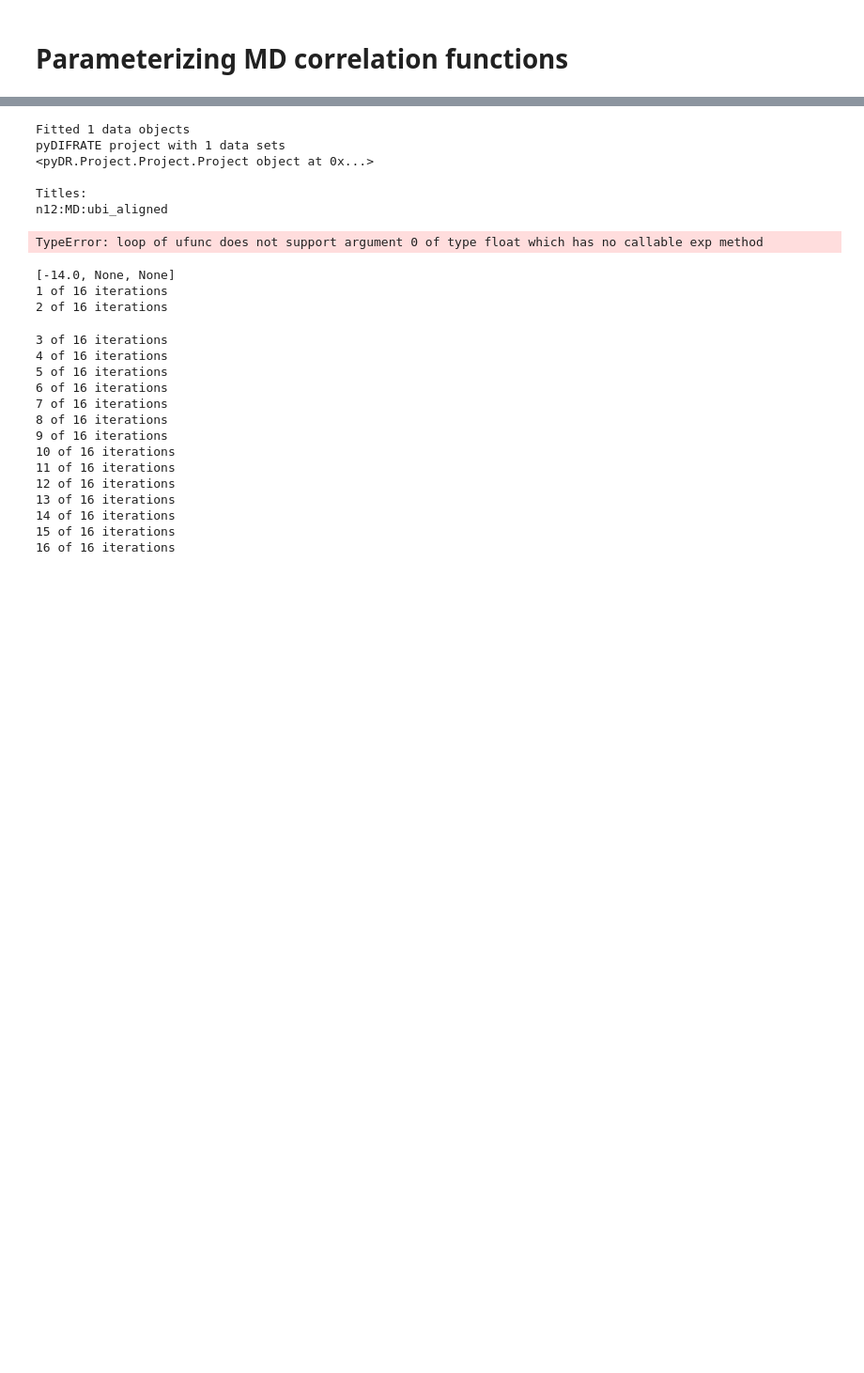
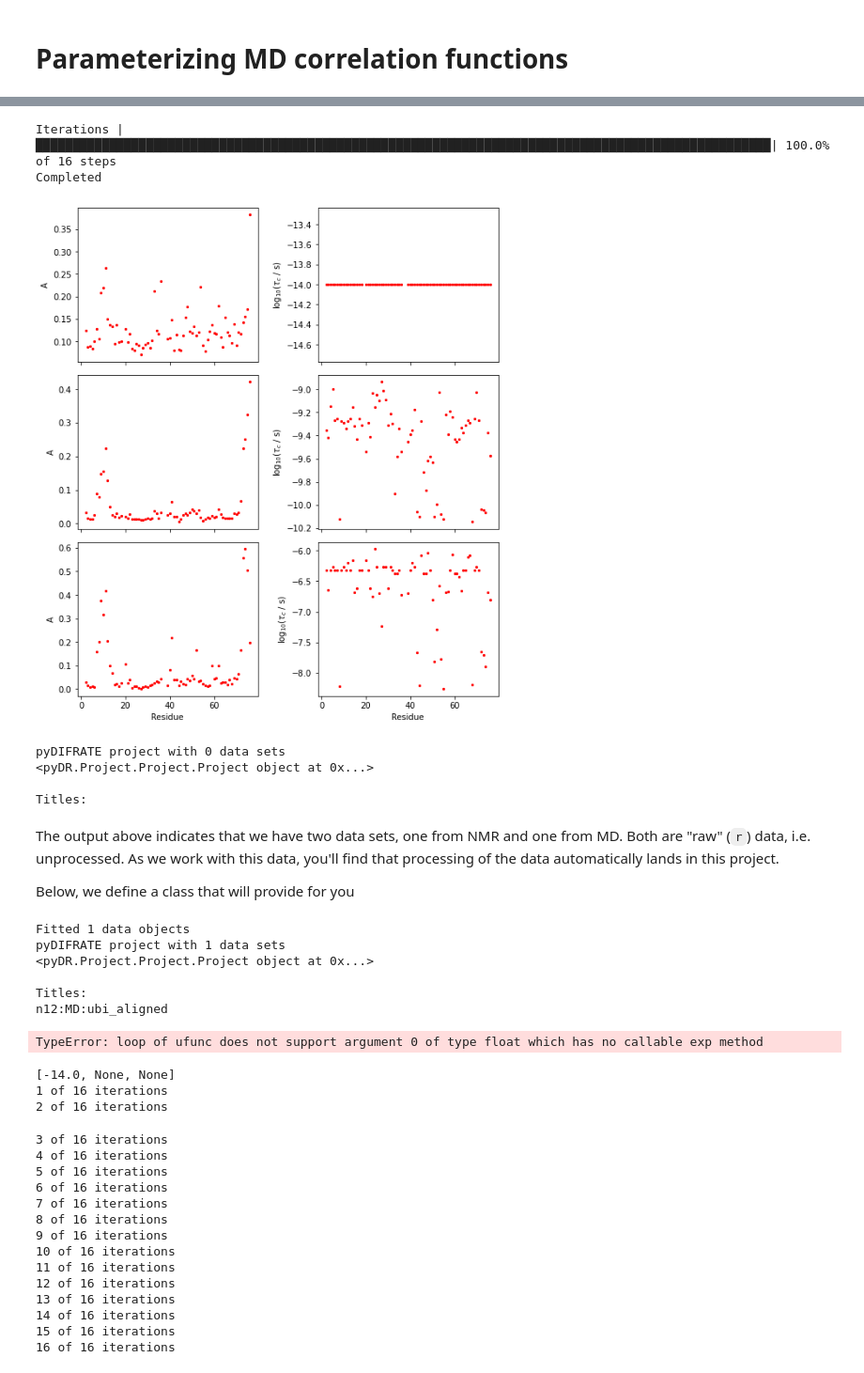
Before and after one commit to alsinmr/ConferenceExamples, a Jupyter notebook: JupyterBook/GNMR2025/MD2NMR_fitting.ipynb, the cells around one changed output, grey strips where cells are left out. Shown at 94% size. Cells and saved outputs as stored; diff of their text form; code cells hidden in the pictures; blank space fills up the shorter version.

```diff
--- a/JupyterBook/GNMR2025/MD2NMR_fitting.ipynb
+++ b/JupyterBook/GNMR2025/MD2NMR_fitting.ipynb
@@ -85,0 +362,18 @@ r:MD:ubi_aligned with 72 data points
+# %%
+mf.n=5
+_=mf.plot_pars()
+# %% [output]
+Iterations |████████████████████████████████████████████████████████████████████████████████████████████████████| 100.0%  of 16 steps
+Completed
+[figure, added]
+# %%
+mf.proj[mf._title.format(f'p{6}')]
+# %% [output]
+pyDIFRATE project with 0 data sets
+<pyDR.Project.Project.Project object at 0x...>
+
+Titles:
+# %% [markdown]
+The output above indicates that we have two data sets, one from NMR and one from MD. Both are "raw" (`r`) data, i.e. unprocessed. As we work with this data, you'll find that processing of the data automatically lands in this project.
+
+Below, we define a class that will provide for you
```
Also changed, not shown: parts of 18 cells of this notebook, 1 other file.
